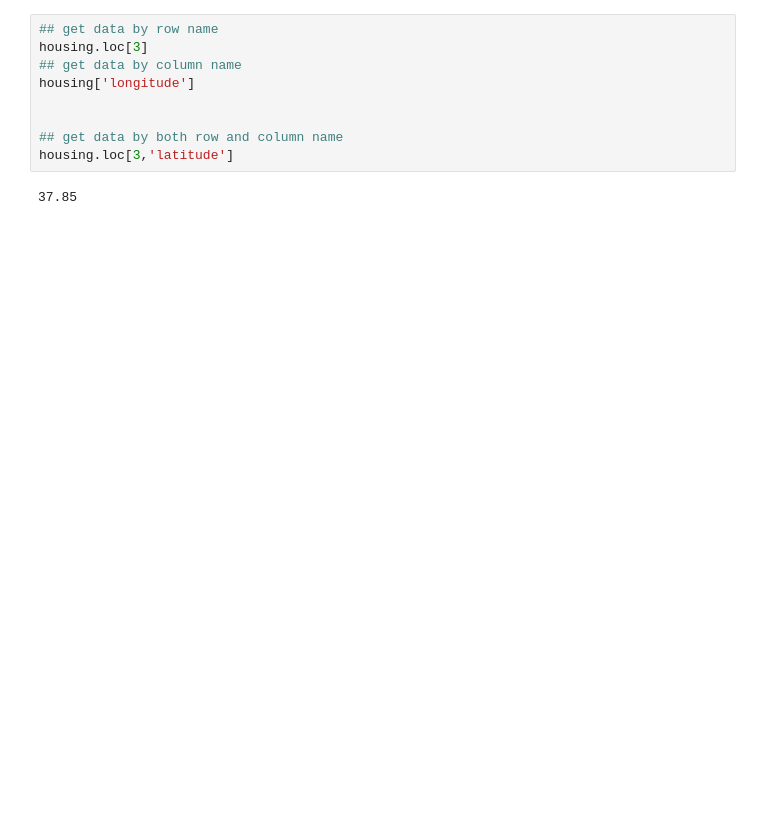
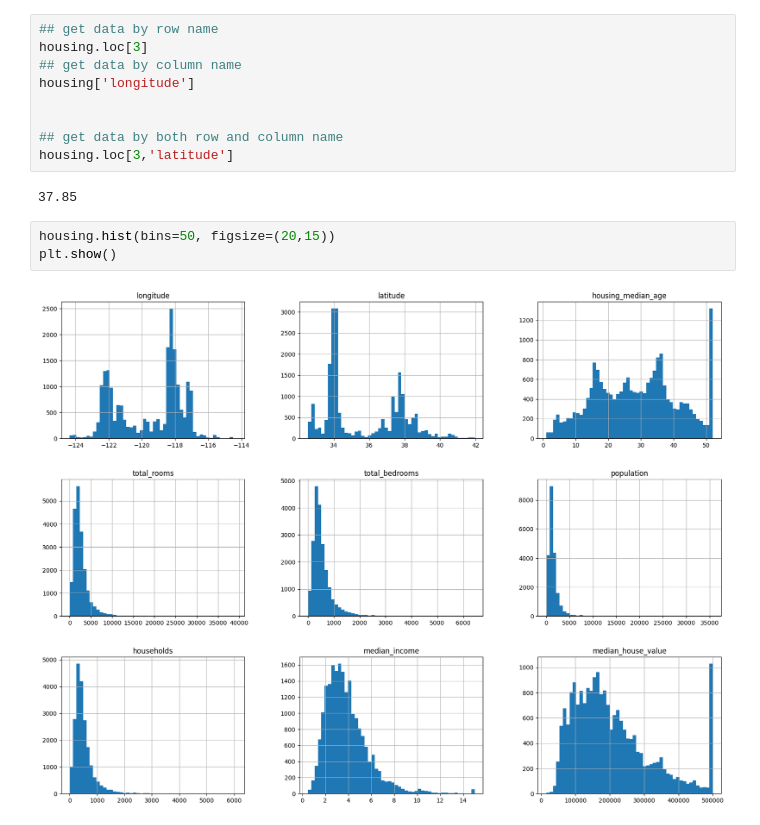
Before and after one commit to mullurirevanthkumar/machine-learning, a Jupyter notebook: housing.ipynb, the cells around one changed output. Drawn from its saved outputs; the diff is of its cells as text; blank space fills up the shorter version.

```diff
--- a/housing.ipynb
+++ b/housing.ipynb
@@ -107,3 +108,8 @@ housing['longitude']
 housing.loc[3,'latitude']
 # %% [output]
 37.85
+# %%
+housing.hist(bins=50, figsize=(20,15))
+plt.show()
+# %% [output]
+[figure, added]
```
Also changed, not shown: parts of 2 cells of this notebook.
